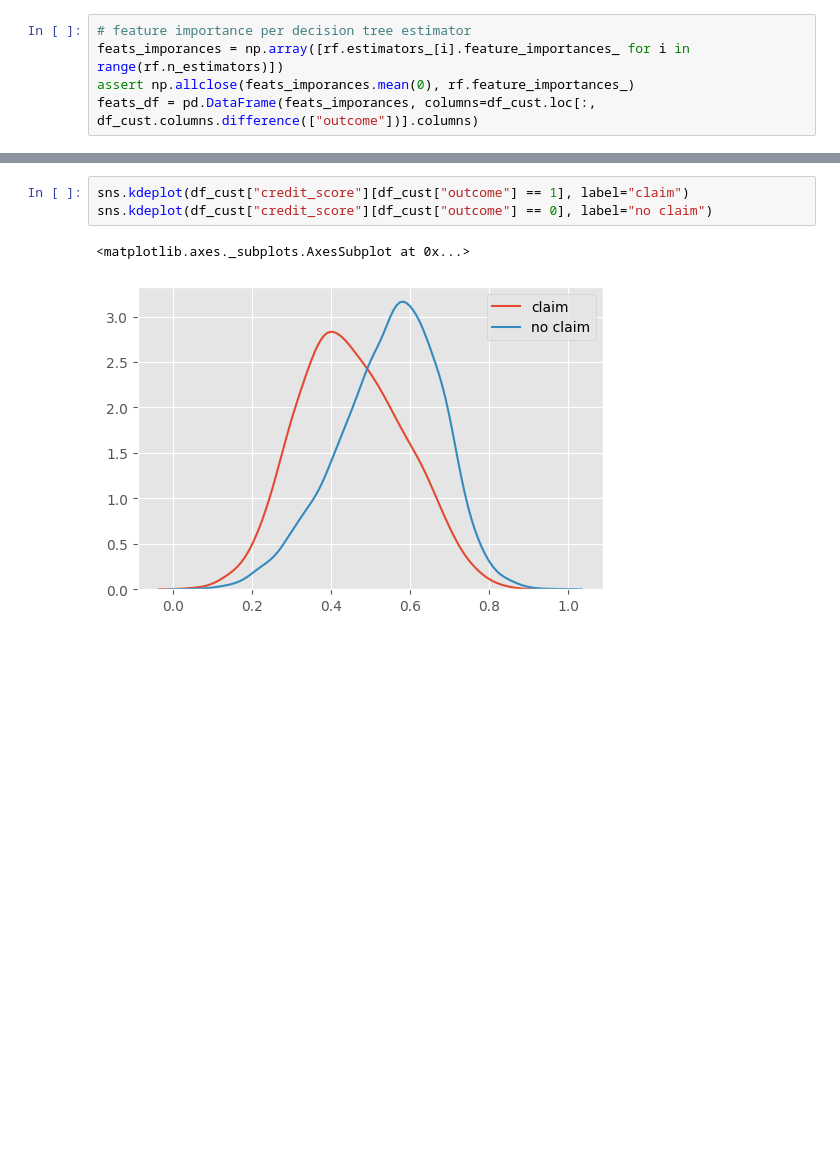
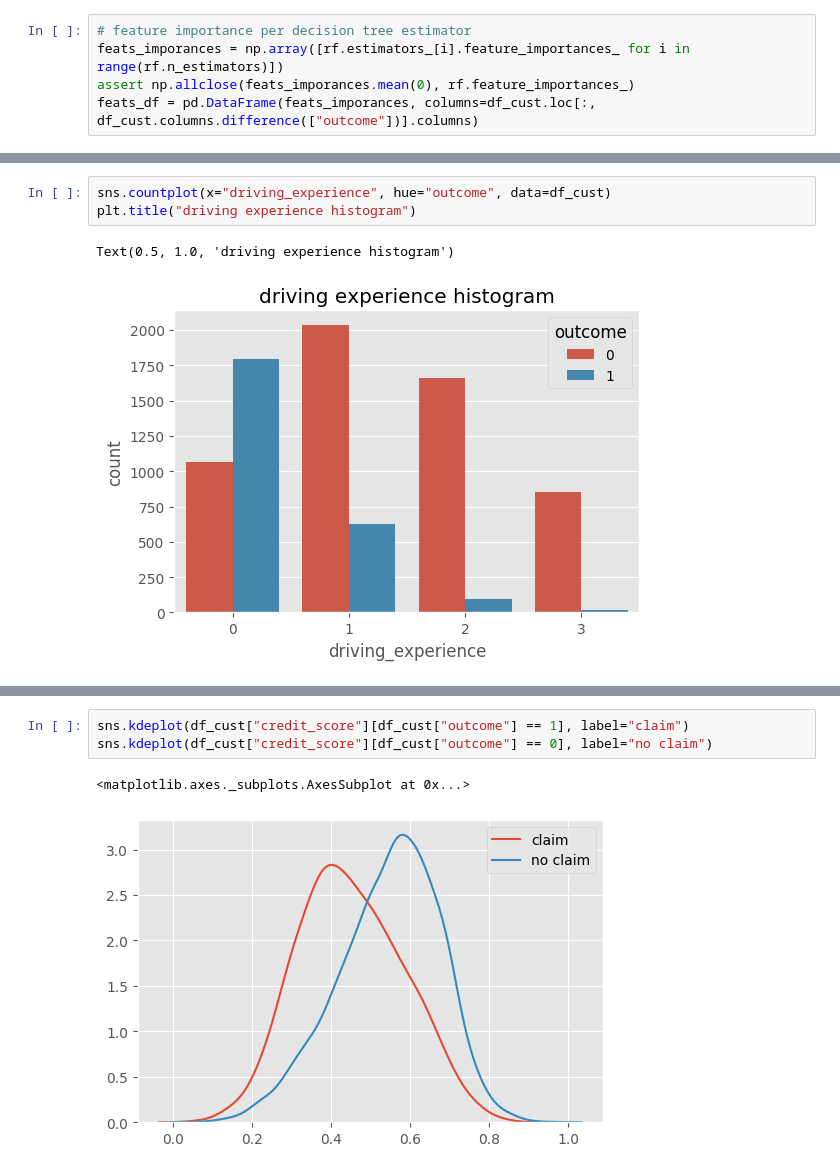
Before and after one commit to minggli/python-pp, a Jupyter notebook: bayes_logistic.ipynb, the cells around one changed output, grey strips where cells are left out. Cells and saved outputs as stored; diff of their text form; blank space fills up the shorter version.

```diff
--- a/bayes_logistic.ipynb
+++ b/bayes_logistic.ipynb
@@ -182,0 +184,6 @@ Text(0.5, 1.0, 'feature importance (95% CI, n=100) using Decision Tree')
+# %%
+sns.countplot(x="driving_experience", hue="outcome", data=df_cust)
+plt.title("driving experience histogram")
+# %% [output]
+Text(0.5, 1.0, 'driving experience histogram')
+[figure, added]
```
Also changed, not shown: parts of 73 cells of this notebook.
